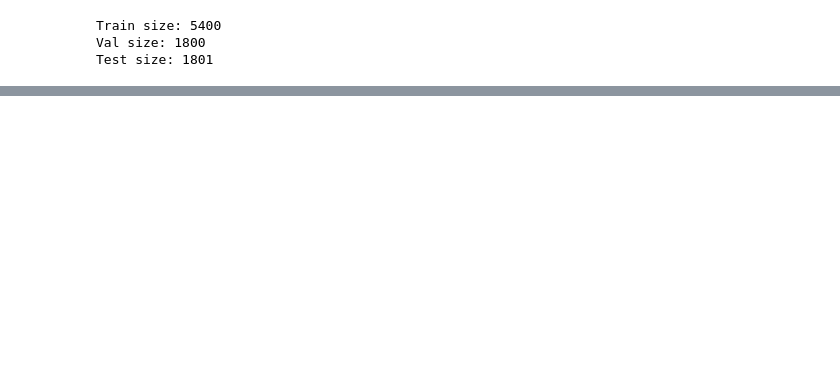
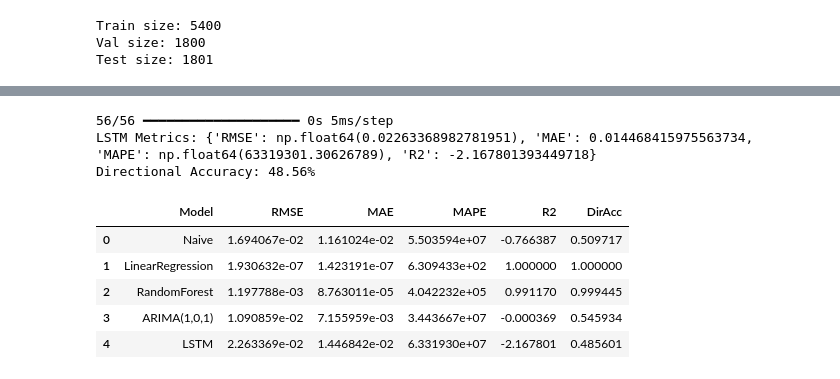
Before and after one commit to UCB-stat-159-f25/final-group13, a Jupyter notebook: notebooks/Model_#3.ipynb, the cells around one changed output, grey strips where cells are left out. Cells and saved outputs as stored; diff of their text form; code cells hidden in the pictures; blank space fills up the shorter version.

```diff
--- a/notebooks/Model_#3.ipynb
+++ b/notebooks/Model_#3.ipynb
@@ -93,0 +246,55 @@ Naive baseline directional accuracy: 0.48917268184342033
+# %%
+#LSTM evaluations
+y_pred_lstm = model.predict(X_test_lstm).flatten()
+
+lstm_metrics = compute_regression_metrics(y_test_lstm, y_pred_lstm)
+lstm_dir_acc = directional_accuracy(y_test_lstm, y_pred_lstm)
+
+print("LSTM Metrics:", lstm_metrics)
+print(f"Directional Accuracy: {lstm_dir_acc:.2%}")
+# %% [output]
+56/56 ━━━━━━━━━━━━━━━━━━━━ 0s 5ms/step
+LSTM Metrics: {'RMSE': np.float64(0.02263368982781951), 'MAE': 0.014468415975563734, 'MAPE': np.float64(63319301.30626789), 'R2': -2.167801393449718}
+Directional Accuracy: 48.56%
+# %%
+summary_rows = []
+
+summary_rows.append(
+    {"Model": "Naive",
+     **baseline_metrics,
+     "DirAcc": baseline_dir_acc}
+)
+
+summary_rows.append(
+    {"Model": "LinearRegression",
+     **lr_test_metrics,
+     "DirAcc": lr_dir_acc}
+)
+
+summary_rows.append(
+    {"Model": "RandomForest",
+     **rf_test_metrics,
+     "DirAcc": rf_dir_acc}
+)
+
+summary_rows.append(
+    {"Model": "ARIMA(1,0,1)",
+     **arima_metrics,
+     "DirAcc": arima_dir_acc}
+)
+
+summary_rows.append(
+    {"Model": "LSTM",
+     **lstm_metrics,
+     "DirAcc": lstm_dir_acc}
+)
+
+summary_df = pd.DataFrame(summary_rows)
+summary_df
+# %% [output]
+|  | Model | RMSE | MAE | MAPE | R2 | DirAcc |
+| 0 | Naive | 1.694067e-02 | 1.161024e-02 | 5.503594e+07 | -0.766387 | 0.509717 |
+| 1 | LinearRegression | 1.930632e-07 | 1.423191e-07 | 6.309433e+02 | 1.000000 | 1.000000 |
+| 2 | RandomForest | 1.197788e-03 | 8.763011e-05 | 4.042232e+05 | 0.991170 | 0.999445 |
+| 3 | ARIMA(1,0,1) | 1.090859e-02 | 7.155959e-03 | 3.443667e+07 | -0.000369 | 0.545934 |
+| 4 | LSTM | 2.263369e-02 | 1.446842e-02 | 6.331930e+07 | -2.167801 | 0.485601 |
```
Also changed, not shown: parts of 11 cells of this notebook, 12 other files.
